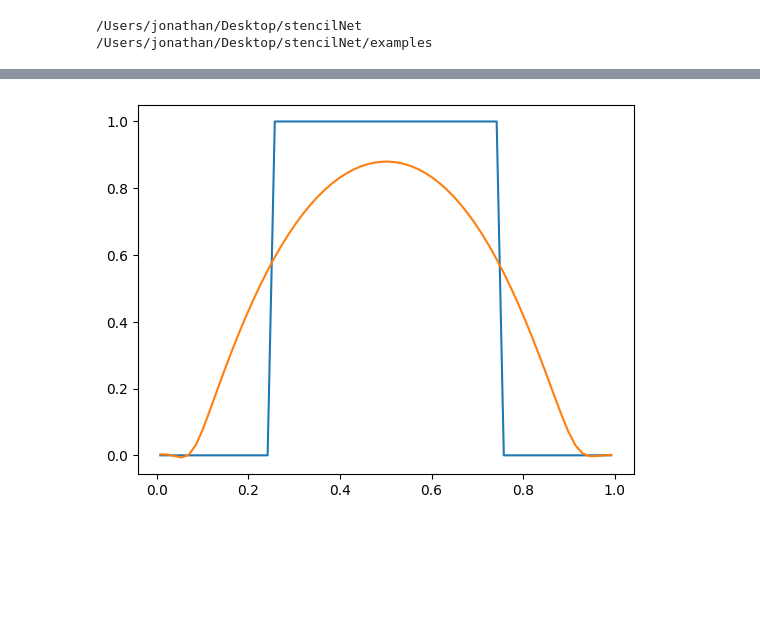
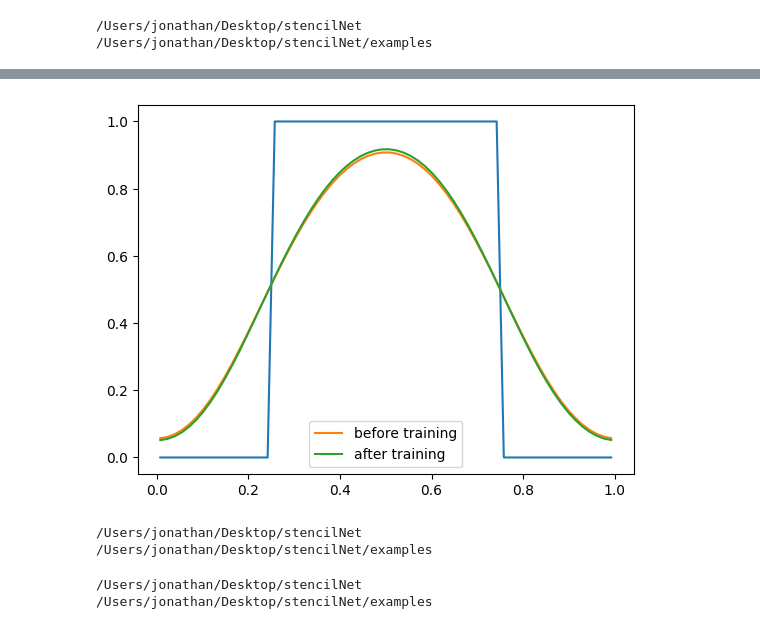
Before and after one commit to jpalafou/stencilNet, a Jupyter notebook: examples/advection.ipynb, the cells around one changed output, grey strips where cells are left out. Saved outputs shown, nothing was run; the diff lists cells and outputs as text; code cells hidden in the pictures; blank space fills up the shorter version.

```diff
--- a/examples/advection.ipynb
+++ b/examples/advection.ipynb
@@ -13,6 +19,6 @@ from stencilnet.model import init_mlp_params
 # mlp
 KEY = random.PRNGKey(1)
 
-params = init_mlp_params(KEY, (9, 11, 4, 1))
+params = init_mlp_params(KEY, (9, 4, 1))
 # %% [output]
 WARNING: All log messages before absl::InitializeLog() is called are written to STDERR
@@ -81,0 +42,29 @@ TypeError: reshape total size must be unchanged, got new_sizes (4, 3, 3) for sha
+# %%
+# execute solver
+U_before_training = advection_solver(
+    **advection_solver_config,
+    theta_limiting_params=params,
+)
+# %%
+@partial(jit, static_argnums=(1,))
+def loss(params, type: str):
+    U = advection_solver(
+        **advection_solver_config,
+        theta_limiting_params=params,
+    )
+    reg_loss = symmetry_regularization(params)
+    if type == "mse":
+        mse_loss = mse(U[-1], U[0])
+        return mse_loss + reg_loss
+    elif type == "mpp":
+        mpp_loss = jnp.mean(jnp.square(jnp.where(U[-1] < 0, U[-1], 0))) + jnp.mean(
+            jnp.square(jnp.where(U[-1] > 1, U[-1], 0))
+        )
+        return mpp_loss + reg_loss
+
+
+for _ in range(10):
+    strt = time()
+    loss_val, grads = value_and_grad(loss)(params)
+    print(f"Computed loss of {loss_val:.5f} in {time()-strt:.2f}s")
+    params = update_params(params, grads, 0.5)
@@ -82,7 +82,31 @@ TypeError: reshape total size must be unchanged, got new_sizes (4, 3, 3) for sha
+# %%
+# execute solver
+U_after_training = advection_solver(
+    **advection_solver_config,
+    theta_limiting_params=params,
+)
 # %%
 # plot
-plt.plot(x[0], U[0, int(n / 2), :])
-plt.plot(x[0], U[-1, int(n / 2), :])
+plt.plot(x[0], U_before_training[0, int(n / 2), :])
+plt.plot(x[0], U_before_training[-1, int(n / 2), :], label="before training")
+plt.plot(x[0], U_after_training[-1, int(n / 2), :], label="after training")
+plt.legend()
 plt.show()
 # %% [output]
-[figure, old version]
+[figure, new version]
+# %%
+%cd ..
+with open("models/params.pickle", "wb") as f:
+    pickle.dump(params, f)
+%cd examples/
+# %% [output]
+/Users/jonathan/Desktop/stencilNet
+/Users/jonathan/Desktop/stencilNet/examples
+# %%
+%cd ..
+with open("models/params.pickle", "rb") as f:
+    params_loaded = pickle.load(f)
+%cd examples/
+# %% [output]
+/Users/jonathan/Desktop/stencilNet
+/Users/jonathan/Desktop/stencilNet/examples
```
Also changed, not shown: parts of 7 cells of this notebook, 5 other files.
